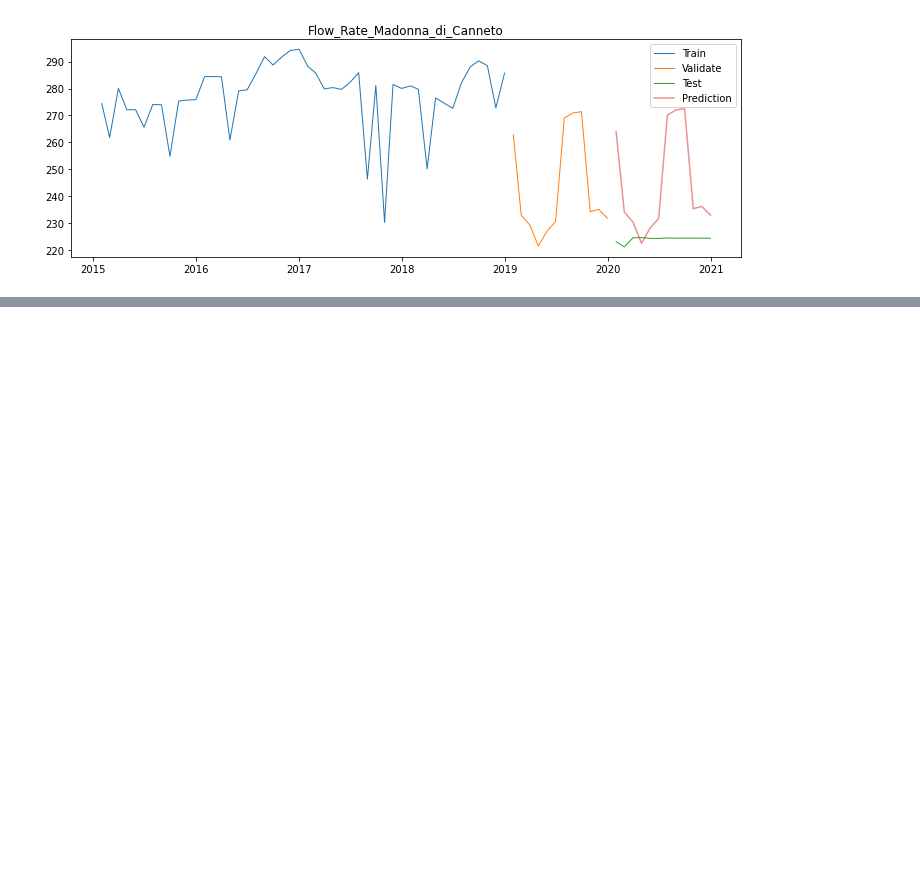
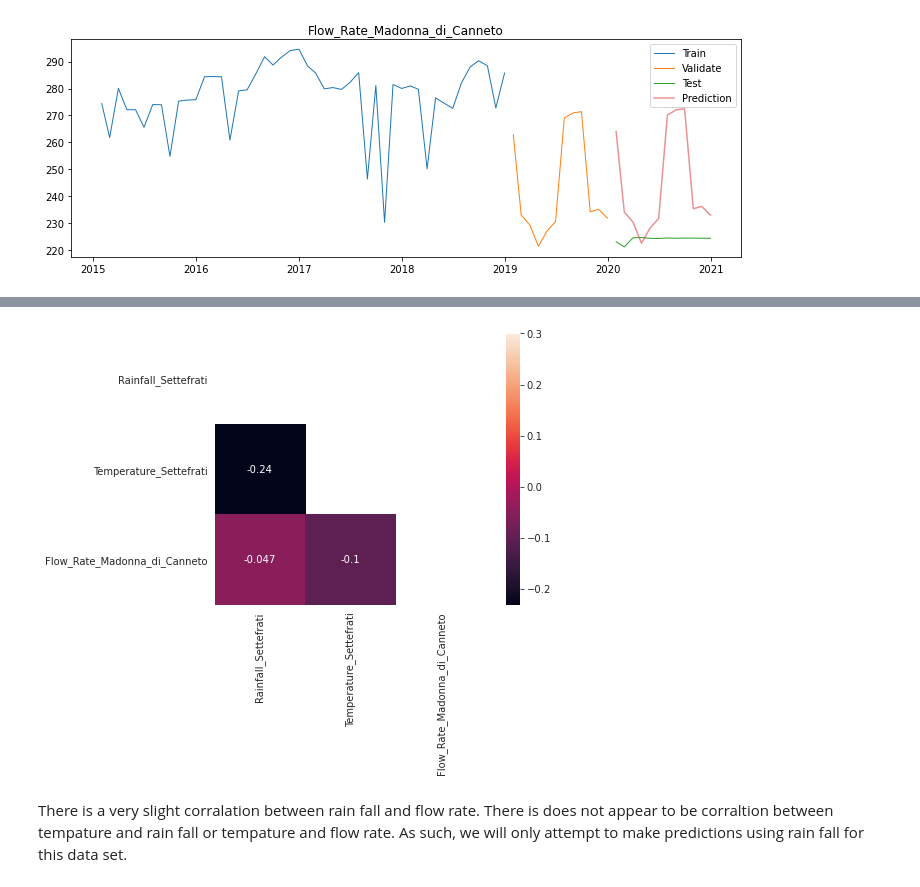
Before and after one commit to datastraine/kaggle, a Jupyter notebook: AceaSmart_Water_Analytics/acea-comp-explore.ipynb, the cells around one changed output, grey strips where cells are left out. Cells and saved outputs as stored; diff of their text form; code cells hidden in the pictures; blank space fills up the shorter version.

Commit message:
conducts corr test on wsmc

```diff
--- a/AceaSmart_Water_Analytics/acea-comp-explore.ipynb
+++ b/AceaSmart_Water_Analytics/acea-comp-explore.ipynb
@@ -672,17 +672,17 @@ for col in wsmc.columns:
 Due to the amount of missing data before 2015 for flow rate, to make predictions we will ignore any year prior to 2016 and upsample all the data to the average monthly rate.
 # %%
 # reassign wsmc to ignore every year prior to 2016
-wsmc = wsmc[wsmc.index.year > 2014]
+clean_wsmc = wsmc[wsmc.index.year > 2014]
 # then upsable to monthly average
-wsmc = wsmc.resample('M').mean()
+clean_wsmc = clean_wsmc.resample('M').mean()
 
 # then only grab the column Flow_Rate_Madonna_di_Canneto as there are two years of missing data for both tempature and rain fall
-wsmc = wsmc[['Flow_Rate_Madonna_di_Canneto']]
+clean_wsmc = clean_wsmc[['Flow_Rate_Madonna_di_Canneto']]
 
 # then split that data into train, validate, and test data sets
-train = wsmc[wsmc.index.year < 2019]
-validate = wsmc[wsmc.index.year == 2019]
-test = wsmc[wsmc.index.year == 2020]
+train = clean_wsmc[clean_wsmc.index.year < 2019]
+validate = clean_wsmc[clean_wsmc.index.year == 2019]
+test = clean_wsmc[clean_wsmc.index.year == 2020]
 
 plt.figure(figsize=(12,4))
 plt.plot(train['Flow_Rate_Madonna_di_Canneto'], label = 'Train', linewidth = 1)
@@ -943,0 +946,3 @@ plot_and_eval('Flow_Rate_Madonna_di_Canneto')
+# %%
+test_corr = wsmc[(wsmc.index.year >= 2015) & (wsmc.index.year <= 2018)].resample('M').mean()
+test_corr
@@ -943,0 +968,11 @@ plot_and_eval('Flow_Rate_Madonna_di_Canneto')
+# %%
+corr = test_corr.corr()
+mask = np.zeros_like(corr)
+mask[np.triu_indices_from(mask)] = True
+with sns.axes_style("white"):
+    f, ax = plt.subplots(figsize=(7, 5))
+    ax = sns.heatmap(corr, mask=mask, vmax=.3, square=True, annot=True, robust=True)
+# %% [output]
+[figure, added]
+# %% [markdown]
+There is a very slight corralation between rain fall and flow rate. There is does not appear to be corraltion between tempature and rain fall or tempature and flow rate. As such, we will only attempt to make predictions using rain fall for this data set.
```
Also changed, not shown: parts of 2 cells of this notebook.
